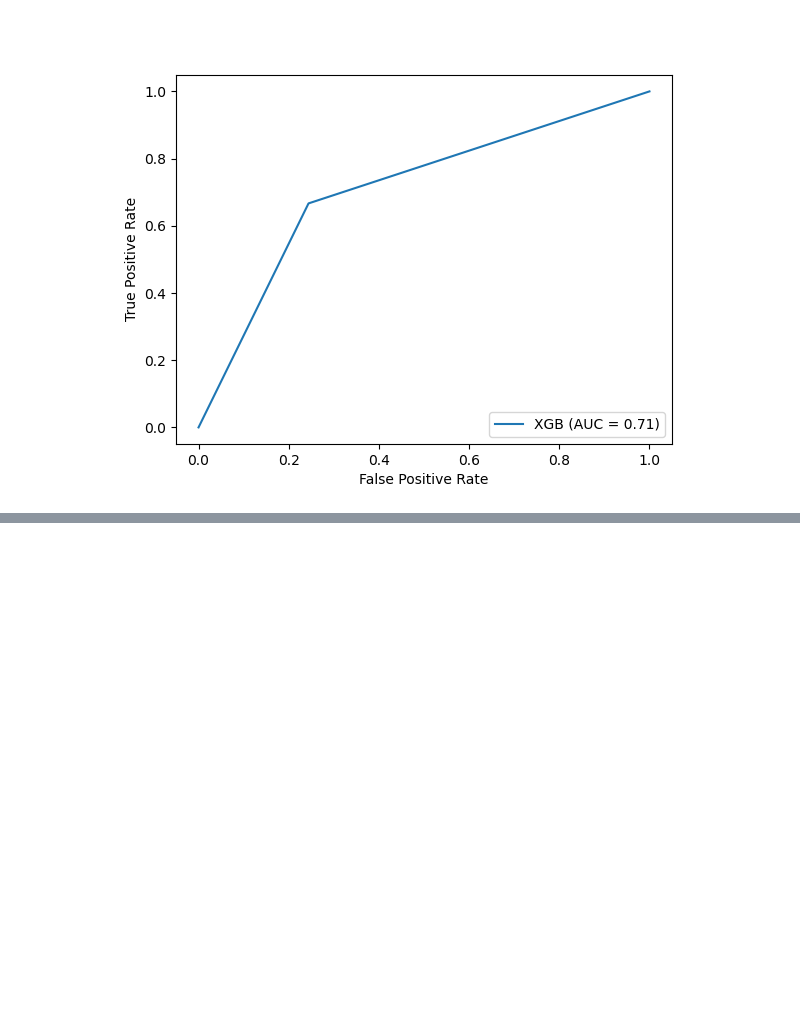
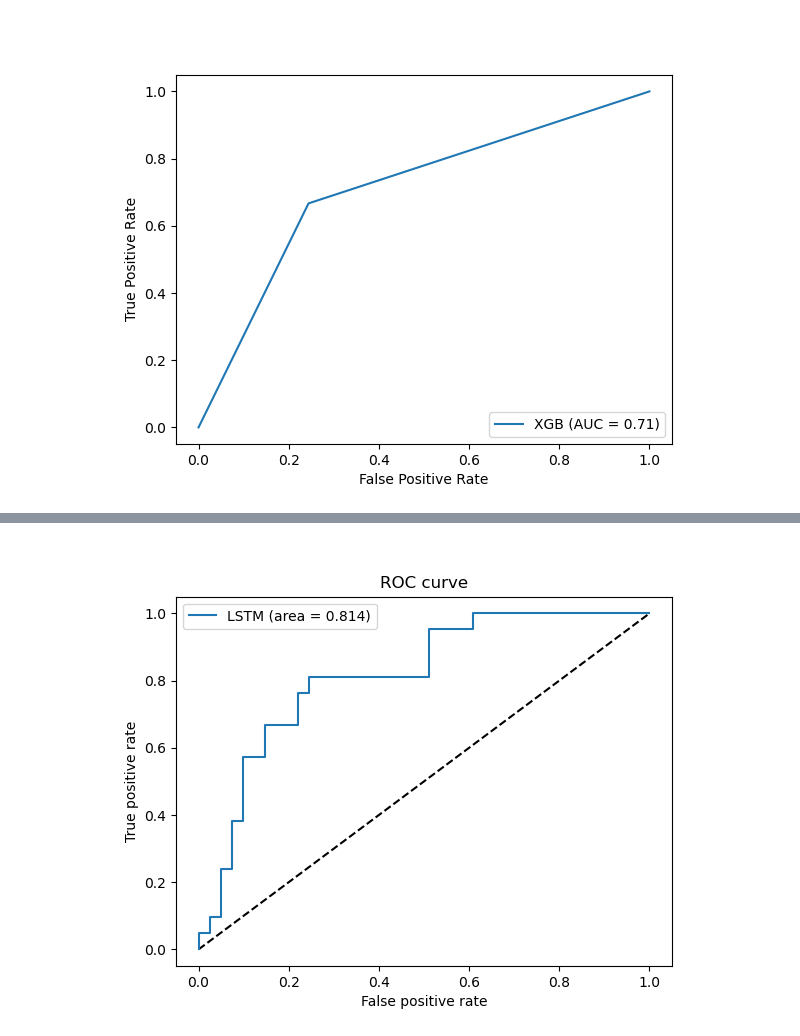
Before and after one commit to inajetovic/HealthAI, a Jupyter notebook: Cirrhosis.ipynb, the cells around one changed output, grey strips where cells are left out. Cells and saved outputs as stored; diff of their text form; code cells hidden in the pictures; blank space fills up the shorter version.

```diff
--- a/Cirrhosis.ipynb
+++ b/Cirrhosis.ipynb
@@ -352,0 +441,16 @@ displayxg.plot()
+# %%
+fpr_keras, tpr_keras, thresholds_keras = roc_curve(y_test, rnn_pred.ravel())
+# %%
+auc_keras = auc(fpr_keras, tpr_keras)
+# %%
+plt.close('all')
+plt.plot([0, 1], [0, 1], 'k--')
+plt.plot(fpr_keras, tpr_keras, label='LSTM (area = {:.3f})'.format(auc_keras))
+#plt.plot(fpr, tpr, label='XGB (area = {:.3f})'.format(roc_auc))
+plt.xlabel('False positive rate')
+plt.ylabel('True positive rate')
+plt.title('ROC curve')
+plt.legend(loc='best')
+plt.show()
+# %% [output]
+[figure, added]
```
Also changed, not shown: parts of 9 cells of this notebook.
